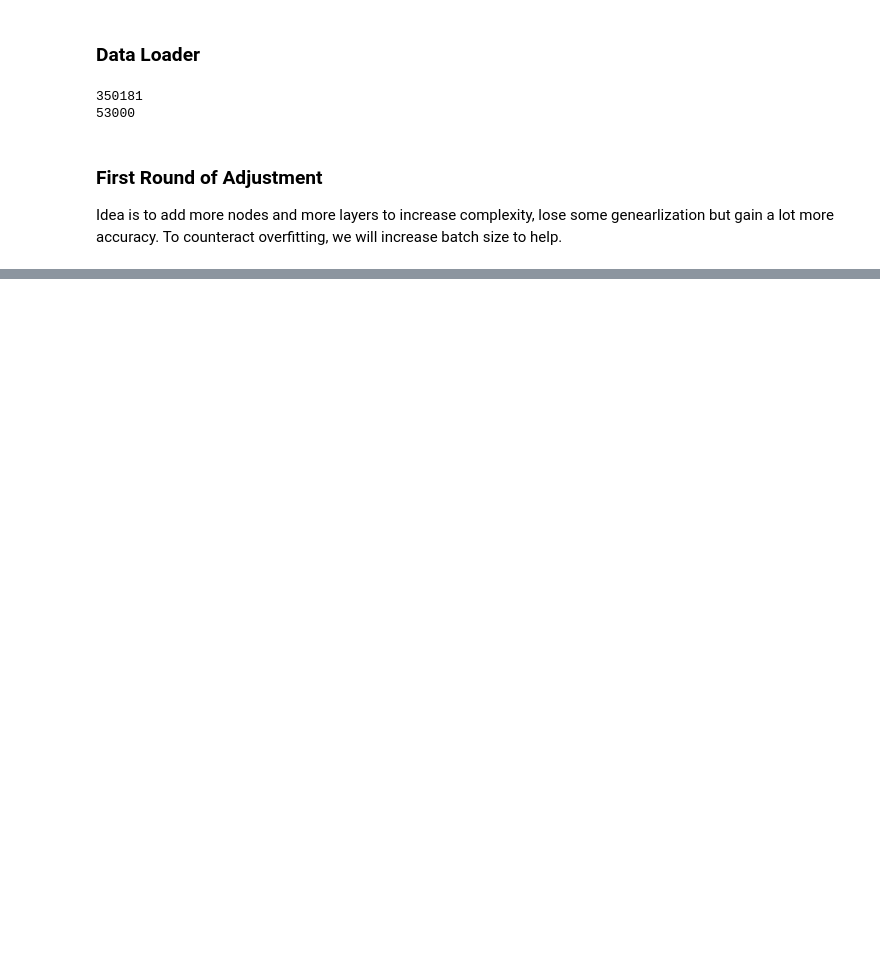
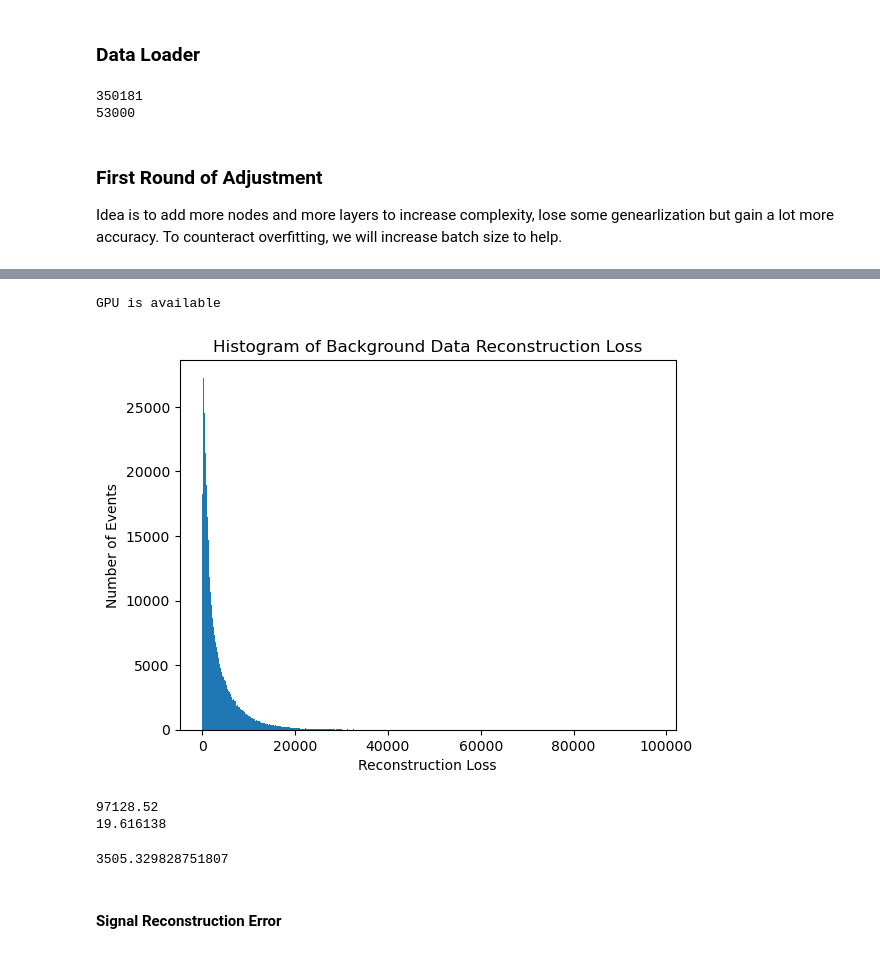
Before and after one commit to Wiliamz01/ISEF-Project, a Jupyter notebook: second_model/model_2.ipynb, the cells around one changed output, grey strips where cells are left out. Drawn from its saved outputs; the diff is of its cells as text; code cells hidden in the pictures; blank space fills up the shorter version.

```diff
--- a/second_model/model_2.ipynb
+++ b/second_model/model_2.ipynb
@@ -83,4 +57,4 @@ val_dataloader = DataLoader(val_dataset, batch_size=batch_size)
 model = AutoEncoder()
 model.to(device)
 criterion = torch.nn.MSELoss()
-optimizer = torch.optim.Adam(model.parameters(), lr=1e-4)
+optimizer = torch.optim.Adam(model.parameters(), lr=1e-3)
@@ -86,0 +132,51 @@ optimizer = torch.optim.Adam(model.parameters(), lr=1e-4)
+# %%
+if torch.cuda.is_available():
+    device = torch.device('cuda')
+    print('GPU is available')
+else:
+    device = torch.device('cpu')
+    print('GPU not available, CPU used')
+
+background_tensor_data = torch.tensor(parsed_data, dtype=torch.float)
+background_dataset = TensorDataset(background_tensor_data)
+background_dataloader = DataLoader(background_dataset, batch_size=8192, shuffle=False)
+
+background_reconstruction_loss = []
+model = AutoEncoder()  # Replace with your actual model class name
+model.load_state_dict(torch.load('../model/autoencoder_model_2_2.pth', map_location=device))
+model.to(device)
+model.eval()
+with torch.no_grad():
+    for data in background_dataloader:
+        inputs = data[0].to(device)
+        reconstructed = model(inputs)
+        error = torch.sum((inputs-reconstructed)**2, dim=1)
+        background_reconstruction_loss.extend(error.cpu().numpy())
+# %% [output]
+GPU is available
+# %%
+plt.hist(background_reconstruction_loss, bins=500)
+plt.xlabel('Reconstruction Loss')
+plt.ylabel('Number of Events')
+plt.title("Histogram of Background Data Reconstruction Loss")
+plt.show()
+# %% [output]
+[figure, added]
+# %%
+max_error = max(background_reconstruction_loss)
+min_error = min(background_reconstruction_loss)
+print(max_error)
+print(min_error)
+# %% [output]
+97128.52
+19.616138
+# %%
+sum = 0
+for i in background_reconstruction_loss:
+    sum += i
+
+print(sum/len(background_reconstruction_loss))
+# %% [output]
+3505.329828751807
+# %% [markdown]
+#### Signal Reconstruction Error
```
Also changed, not shown: parts of 9 cells of this notebook, 31 other files.
